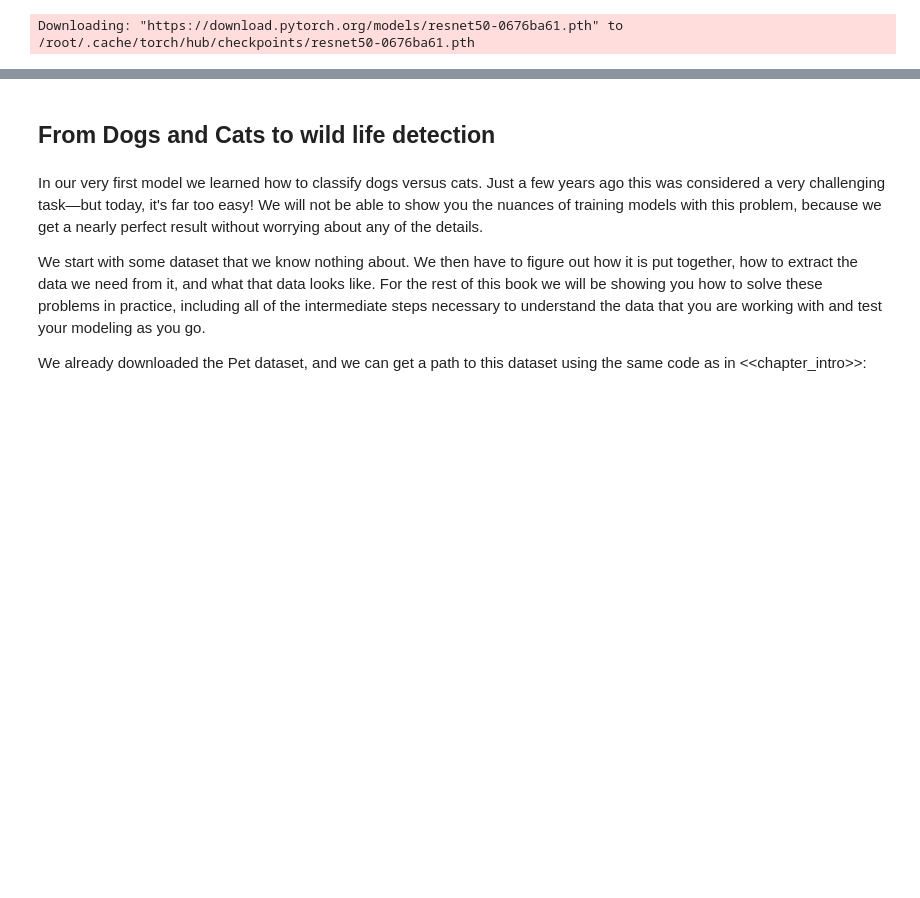
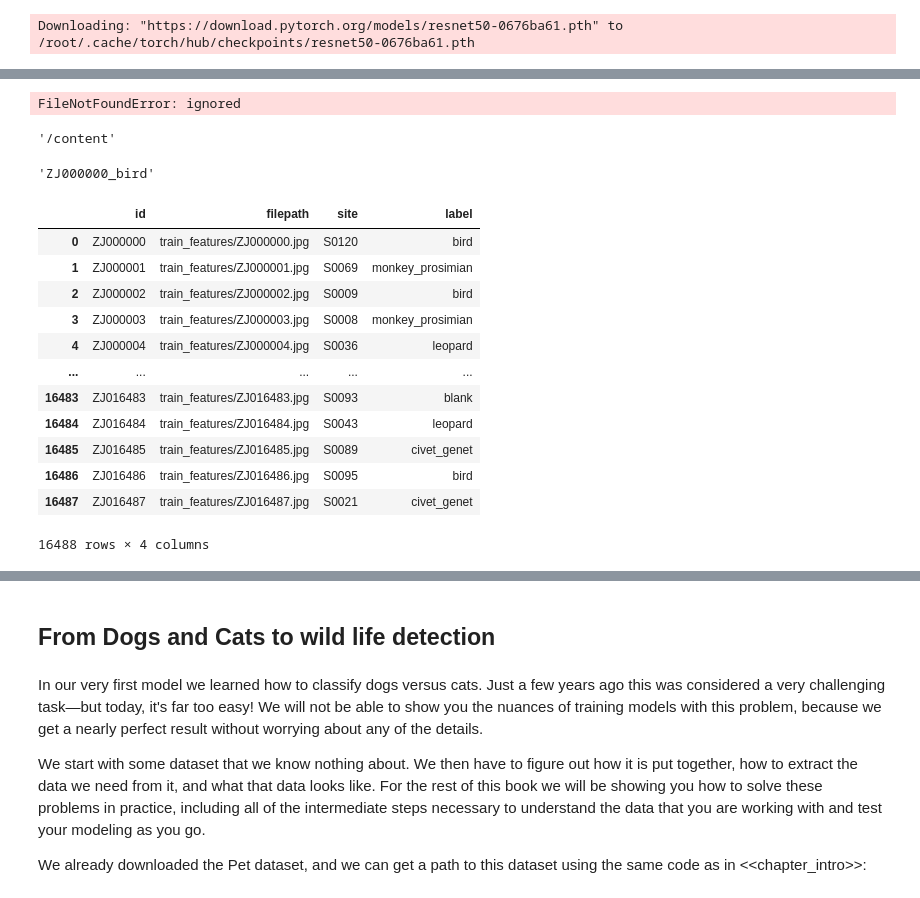
Before and after one commit to afortuny/DeepLearningFastAI, a Jupyter notebook: 05_fine tuning in DL.ipynb, the cells around one changed output, grey strips where cells are left out. Drawn from its saved outputs; the diff is of its cells as text; code cells hidden in the pictures; blank space fills up the shorter version.

Commit message:
create a fastai friendly data set adding labels to image filename

```diff
--- a/05_fine tuning in DL.ipynb
+++ b/05_fine tuning in DL.ipynb
@@ -196,0 +249,4 @@ plt.legend(loc=0)
+# %%
+#load metadata
+csv_file_path = '/content/drive/MyDrive/wildlife/train_features/train_features.csv'
+data_import= pd.read_csv(csv_file_path)
@@ -196,0 +287,29 @@ plt.legend(loc=0)
+# %%
+for i, filename in enumerate(os.listdir(collection)):
+
+
+
+    os.rename(collection + filename, "C:/darth_vader/" + str(i) + ".jpg")
+# %%
+for r in range(0,data_import.shape[0])
+
+    os.rename("/content/drive/MyDrive/wildlife/train_features/train_features" + filename,
+              "/content/drive/MyDrive/wildlife/train_features/train_features" + str(i) + ".jpg")
+# %%
+import os.path
+import csv
+current_directory =  '/content/drive/MyDrive/wildlife/train_features/train_features'
+csv_file_path = '/content/drive/MyDrive/wildlife/train_features/train_features.csv'
+with open(csv_file_path, 'r') as f:
+    lines = csv.reader(f, delimiter = ',')
+    for line in lines:
+        current_file_path = os.path.join(current_directory,line[1])
+        renamed_file_path = os.path.join(current_directory,line[0] +'_'+ line[3]+ '.jpg')
+        os.rename(current_file_path, renamed_file_path)
+# %% [output]
+FileNotFoundError: ignored
+# %%
+import os
+os.getcwd()
+# %% [output]
+'/content'
@@ -196,0 +318,22 @@ plt.legend(loc=0)
+# %%
+(data_import.loc[0, 'id'] + '_' +data_import.loc[0, 'label'])
+# %% [output]
+'ZJ000000_bird'
+# %%
+for r in range(0,data_import.shape[0]):
+  (data_import.loc[0, 'id'] + '_' +data_import.loc[0, 'label'])
+  current_file_path = os.path.join(current_directory,data_import.loc[0, 'filepath'])
+# %% [output]
+|  | id | filepath | site | label |
+| 0 | ZJ000000 | train_features/ZJ000000.jpg | S0120 | bird |
+| 1 | ZJ000001 | train_features/ZJ000001.jpg | S0069 | monkey_prosimian |
+| 2 | ZJ000002 | train_features/ZJ000002.jpg | S0009 | bird |
+| 3 | ZJ000003 | train_features/ZJ000003.jpg | S0008 | monkey_prosimian |
+| 4 | ZJ000004 | train_features/ZJ000004.jpg | S0036 | leopard |
+| ... | ... | ... | ... | ... |
+| 16483 | ZJ016483 | train_features/ZJ016483.jpg | S0093 | blank |
+| 16484 | ZJ016484 | train_features/ZJ016484.jpg | S0043 | leopard |
+| 16485 | ZJ016485 | train_features/ZJ016485.jpg | S0089 | civet_genet |
+| 16486 | ZJ016486 | train_features/ZJ016486.jpg | S0095 | bird |
+| 16487 | ZJ016487 | train_features/ZJ016487.jpg | S0021 | civet_genet |
+16488 rows × 4 columns
```
Also changed, not shown: parts of 70 cells of this notebook.
